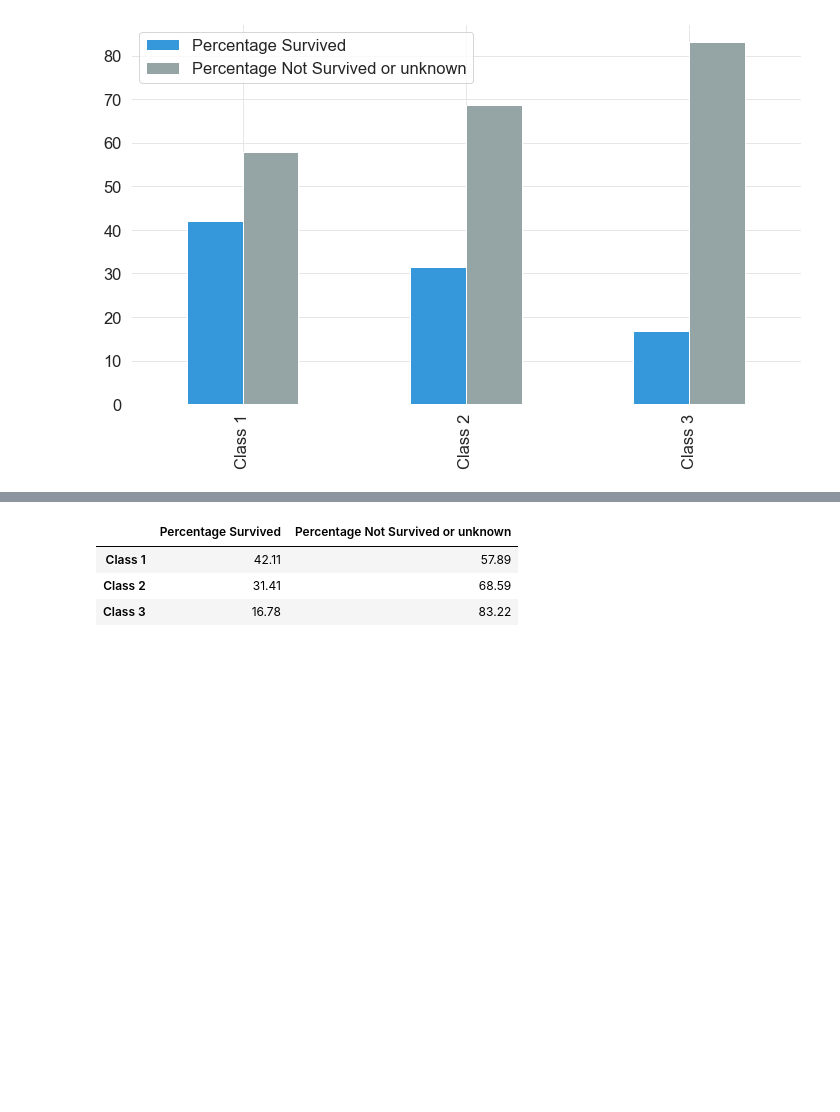
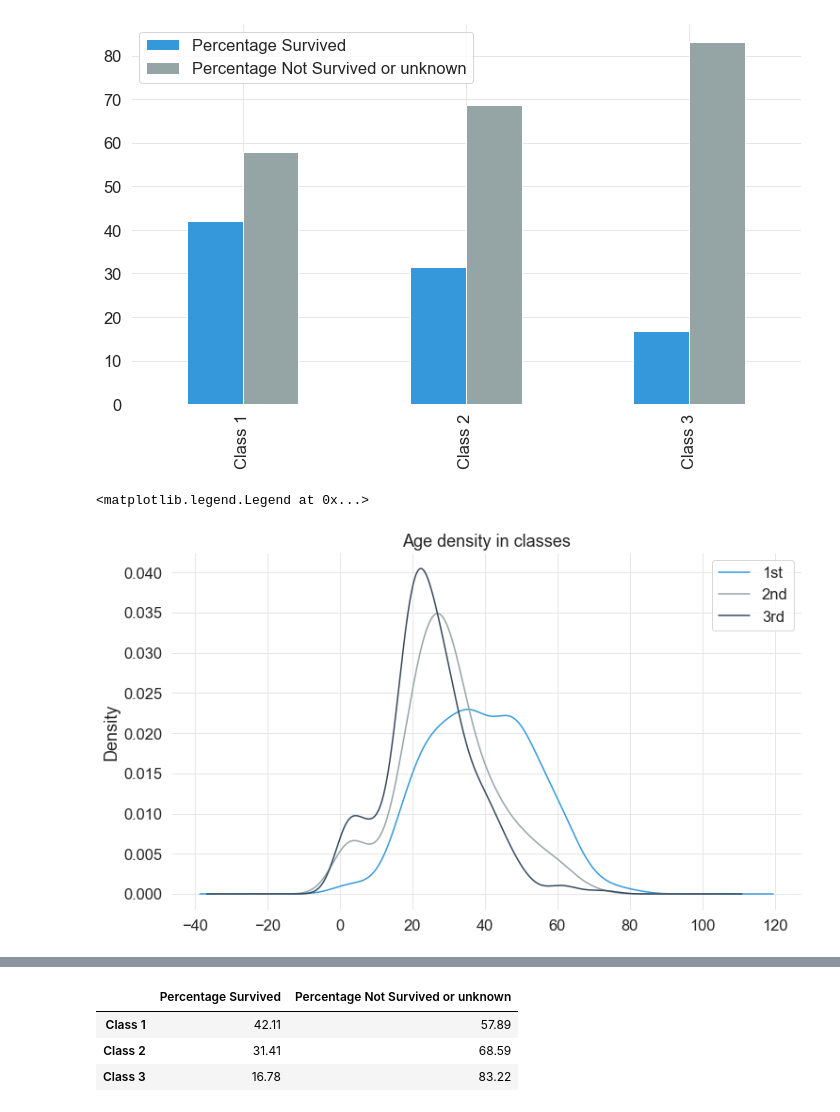
Before and after one commit to sumitmukhija/Titanic, a Jupyter notebook: Tip of the Iceberg.ipynb, the cells around one changed output, grey strips where cells are left out. Saved outputs shown, nothing was run; the diff lists cells and outputs as text; code cells hidden in the pictures; blank space fills up the shorter version.

```diff
--- a/Tip of the Iceberg.ipynb
+++ b/Tip of the Iceberg.ipynb
@@ -188,3 +192,11 @@ pclass_perc_df.plot.bar()
 # %% [output]
 <matplotlib.axes._subplots.AxesSubplot at 0x...>
 [figure]
+# %%
+for x in [1,2,3]:    ## for 3 classes
+    td.Age[td.Pclass == x].plot(kind="kde")
+plt.title("Age density in classes")
+plt.legend(("1st","2nd","3rd"))
+# %% [output]
+<matplotlib.legend.Legend at 0x...>
+[figure, added]
```
Also changed, not shown: parts of 19 cells of this notebook.
